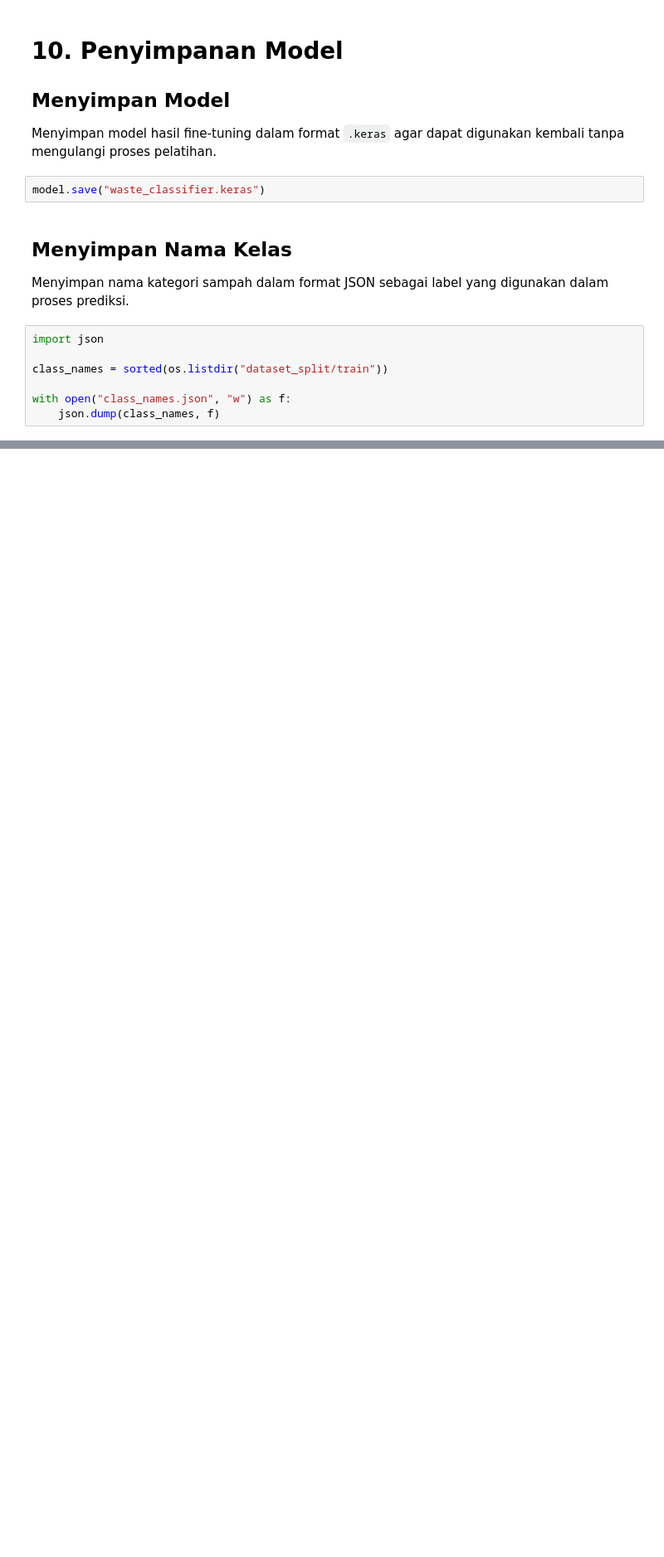
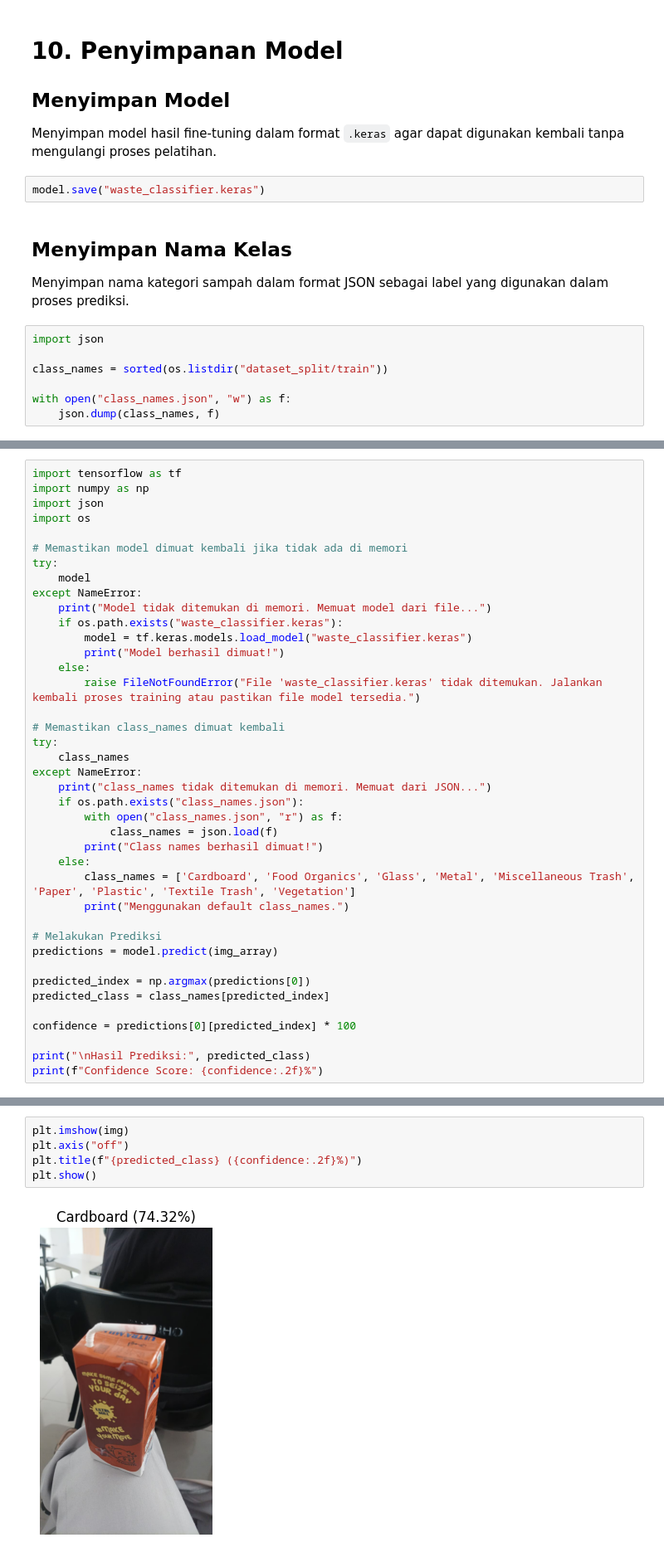
Before and after one commit to inorganicnoise/KLASIFIKASI-SAMPAH-TRANSFER-LEARNING, a Jupyter notebook: Klasifikasi_Sampah.ipynb, the cells around one changed output, grey strips where cells are left out. Shown at 83% size. Saved outputs shown, nothing was run; the diff lists cells and outputs as text; blank space fills up the shorter version.

```diff
--- a/Klasifikasi_Sampah.ipynb
+++ b/Klasifikasi_Sampah.ipynb
@@ -548,0 +594,40 @@ Requirement already satisfied: mdurl~=0.1 in /usr/local/lib/python3.13/dist-pack
+# %%
+import tensorflow as tf
+import numpy as np
+import json
+import os
+
+# Memastikan model dimuat kembali jika tidak ada di memori
+try:
+    model
+except NameError:
+    print("Model tidak ditemukan di memori. Memuat model dari file...")
+    if os.path.exists("waste_classifier.keras"):
+        model = tf.keras.models.load_model("waste_classifier.keras")
+        print("Model berhasil dimuat!")
+    else:
+        raise FileNotFoundError("File 'waste_classifier.keras' tidak ditemukan. Jalankan kembali proses training atau pastikan file model tersedia.")
+
+# Memastikan class_names dimuat kembali
+try:
+    class_names
+except NameError:
+    print("class_names tidak ditemukan di memori. Memuat dari JSON...")
+    if os.path.exists("class_names.json"):
+        with open("class_names.json", "r") as f:
+            class_names = json.load(f)
+        print("Class names berhasil dimuat!")
+    else:
+        class_names = ['Cardboard', 'Food Organics', 'Glass', 'Metal', 'Miscellaneous Trash', 'Paper', 'Plastic', 'Textile Trash', 'Vegetation']
+        print("Menggunakan default class_names.")
+
+# Melakukan Prediksi
+predictions = model.predict(img_array)
+
+predicted_index = np.argmax(predictions[0])
+predicted_class = class_names[predicted_index]
+
+confidence = predictions[0][predicted_index] * 100
+
+print("\nHasil Prediksi:", predicted_class)
+print(f"Confidence Score: {confidence:.2f}%")
@@ -548,0 +641,7 @@ Requirement already satisfied: mdurl~=0.1 in /usr/local/lib/python3.13/dist-pack
+# %%
+plt.imshow(img)
+plt.axis("off")
+plt.title(f"{predicted_class} ({confidence:.2f}%)")
+plt.show()
+# %% [output]
+[figure, added]
```
Also changed, not shown: parts of 44 cells of this notebook.
